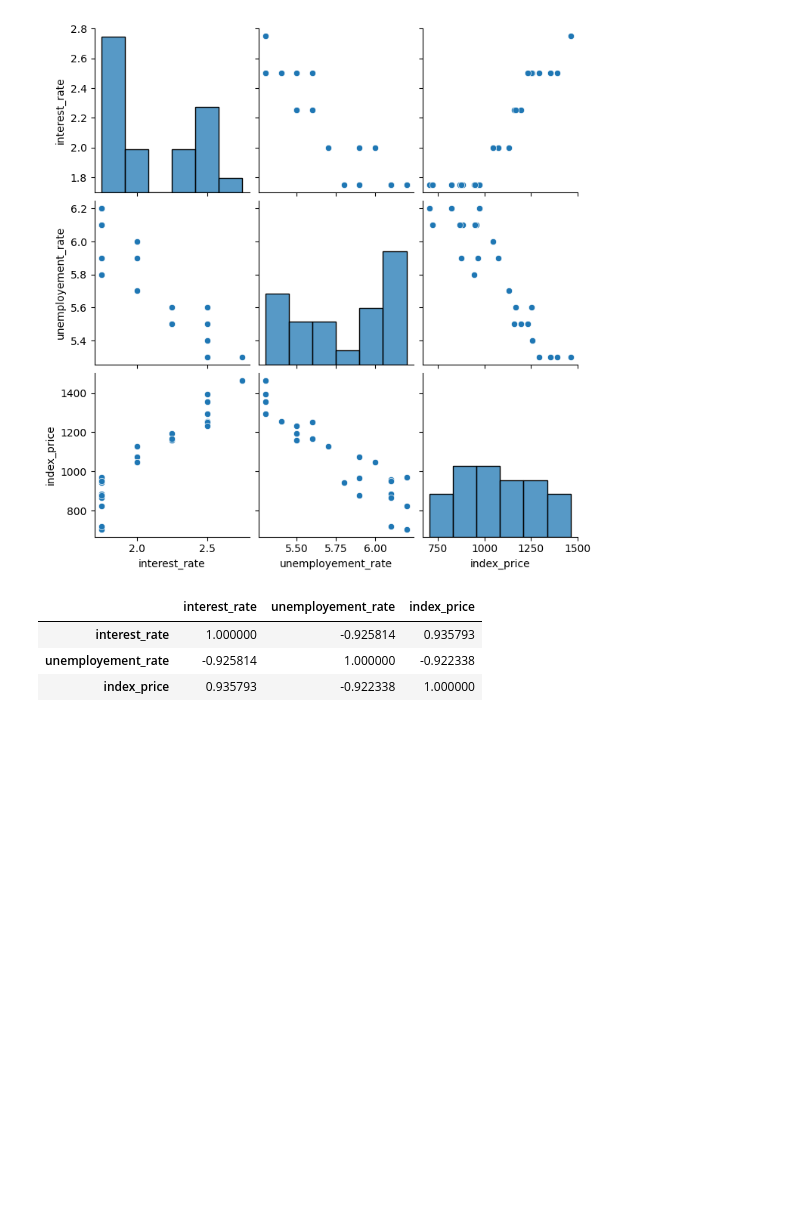
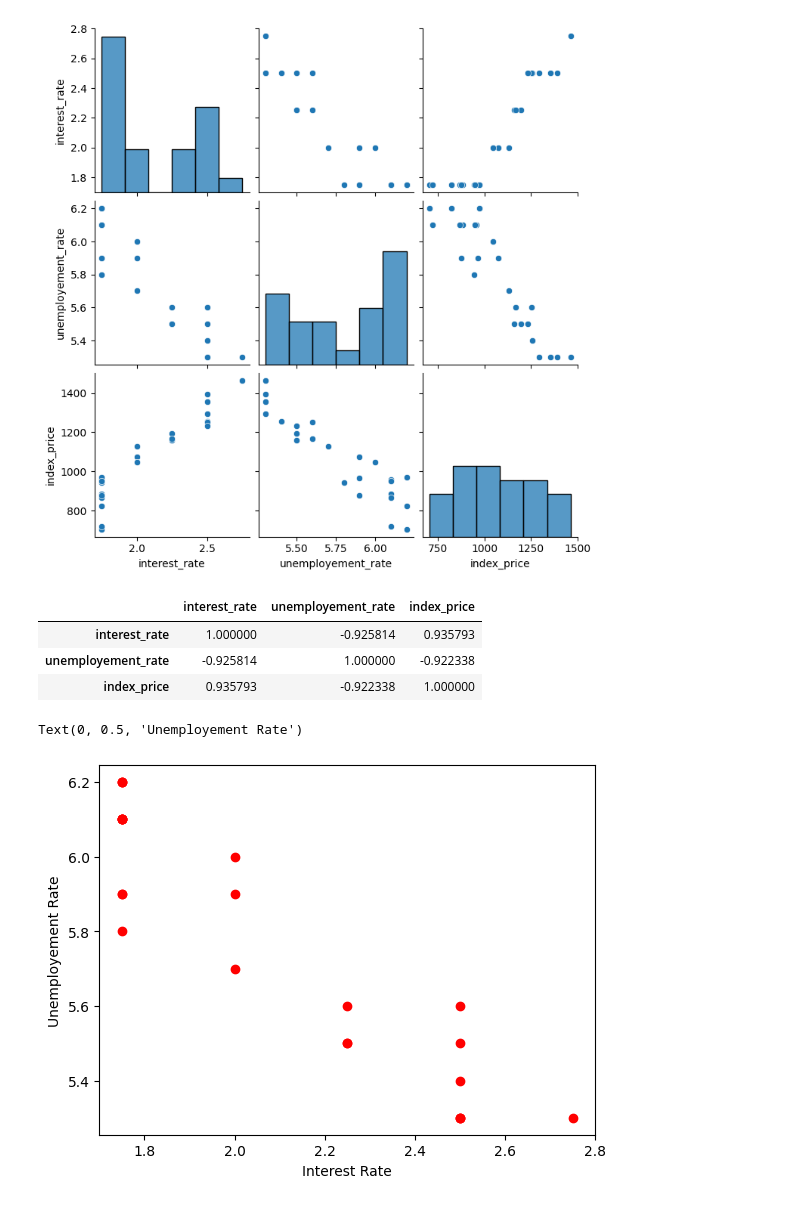
Before and after one commit to hitanshu5/MachineLearning, a Jupyter notebook: MultipleLinearRegression.ipynb, the cells around one changed output. Cells and saved outputs as stored; diff of their text form; code cells hidden in the pictures; blank space fills up the shorter version.

```diff
--- a/MultipleLinearRegression.ipynb
+++ b/MultipleLinearRegression.ipynb
@@ -49,3 +49,11 @@ df_index.corr()
 | interest_rate | 1.000000 | -0.925814 | 0.935793 |
 | unemployement_rate | -0.925814 | 1.000000 | -0.922338 |
 | index_price | 0.935793 | -0.922338 | 1.000000 |
+# %%
+## visualise points
+plt.scatter(df_index['interest_rate'],df_index['unemployement_rate'],color='r')
+plt.xlabel('Interest Rate')
+plt.ylabel('Unemployement Rate')
+# %% [output]
+Text(0, 0.5, 'Unemployement Rate')
+[figure, added]
```
Also changed, not shown: parts of 20 cells of this notebook.
